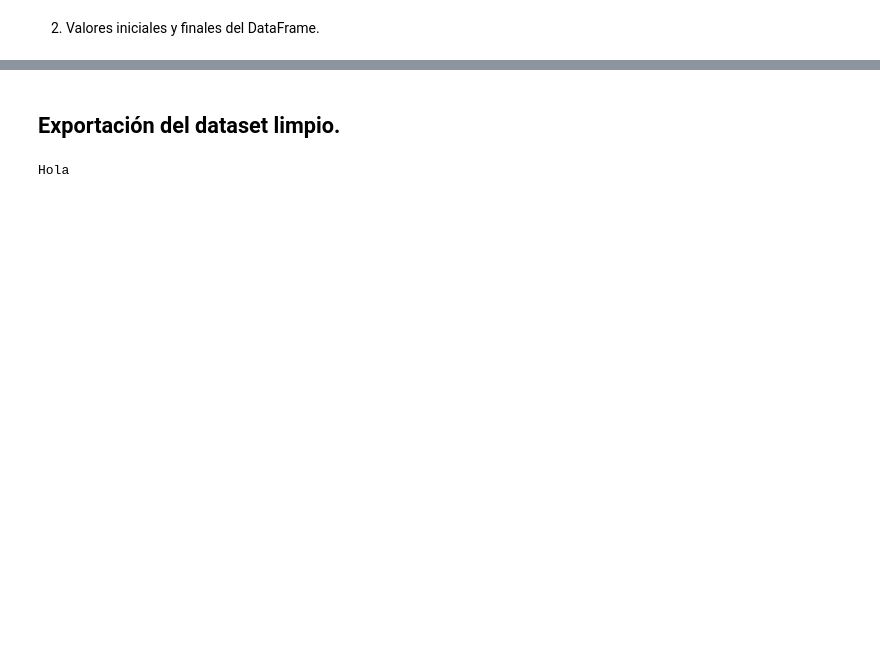
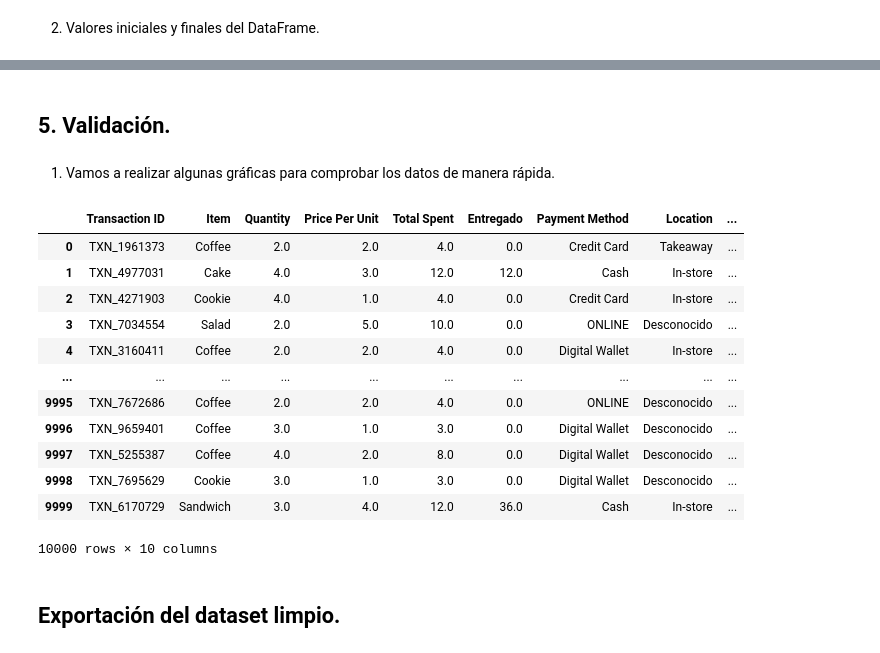
Before and after one commit to Bootcamp-DA-P3/LimpiezaDatos_MLL_JPG_MAR, a Jupyter notebook: Proy2LimpiezaDatos.ipynb, the cells around one changed output, grey strips where cells are left out. Cells and saved outputs as stored; diff of their text form; code cells hidden in the pictures; blank space fills up the shorter version.

Commit message:
Añadidas las distintas partes de cada persona. Añadida exportación de datos.

```diff
--- a/Proy2LimpiezaDatos.ipynb
+++ b/Proy2LimpiezaDatos.ipynb
@@ -102,6 +424,23 @@ Index(['Transaction ID', 'Item', 'Quantity', 'Price Per Unit', 'Total Spent',
+# %% [markdown]
+ ## 5. Validación.
+# %% [markdown]
+1. Vamos a realizar algunas gráficas para comprobar los datos de manera rápida.
+# %%
+#Miguel
+display(df)
+# %% [output]
+|  | Transaction ID | Item | Quantity | Price Per Unit | Total Spent | Entregado | Payment Method | Location | ... |
+| 0 | TXN_1961373 | Coffee | 2.0 | 2.0 | 4.0 | 0.0 | Credit Card | Takeaway | ... |
+| 1 | TXN_4977031 | Cake | 4.0 | 3.0 | 12.0 | 12.0 | Cash | In-store | ... |
+| 2 | TXN_4271903 | Cookie | 4.0 | 1.0 | 4.0 | 0.0 | Credit Card | In-store | ... |
+| 3 | TXN_7034554 | Salad | 2.0 | 5.0 | 10.0 | 0.0 | ONLINE | Desconocido | ... |
+| 4 | TXN_3160411 | Coffee | 2.0 | 2.0 | 4.0 | 0.0 | Digital Wallet | In-store | ... |
+| ... | ... | ... | ... | ... | ... | ... | ... | ... | ... |
+| 9995 | TXN_7672686 | Coffee | 2.0 | 2.0 | 4.0 | 0.0 | ONLINE | Desconocido | ... |
+| 9996 | TXN_9659401 | Coffee | 3.0 | 1.0 | 3.0 | 0.0 | Digital Wallet | Desconocido | ... |
+| 9997 | TXN_5255387 | Coffee | 4.0 | 2.0 | 8.0 | 0.0 | Digital Wallet | Desconocido | ... |
+| 9998 | TXN_7695629 | Cookie | 3.0 | 1.0 | 3.0 | 0.0 | Digital Wallet | Desconocido | ... |
+| 9999 | TXN_6170729 | Sandwich | 3.0 | 4.0 | 12.0 | 36.0 | Cash | In-store | ... |
+10000 rows × 10 columns
 # %% [markdown]
 ## Exportación del dataset limpio.
-# %%
-df.to_csv('/content/drive/My Drive/Bootcamp/cafe_clean.csv')
-# %% [output]
-Hola
```
Also changed, not shown: parts of 57 cells of this notebook.
